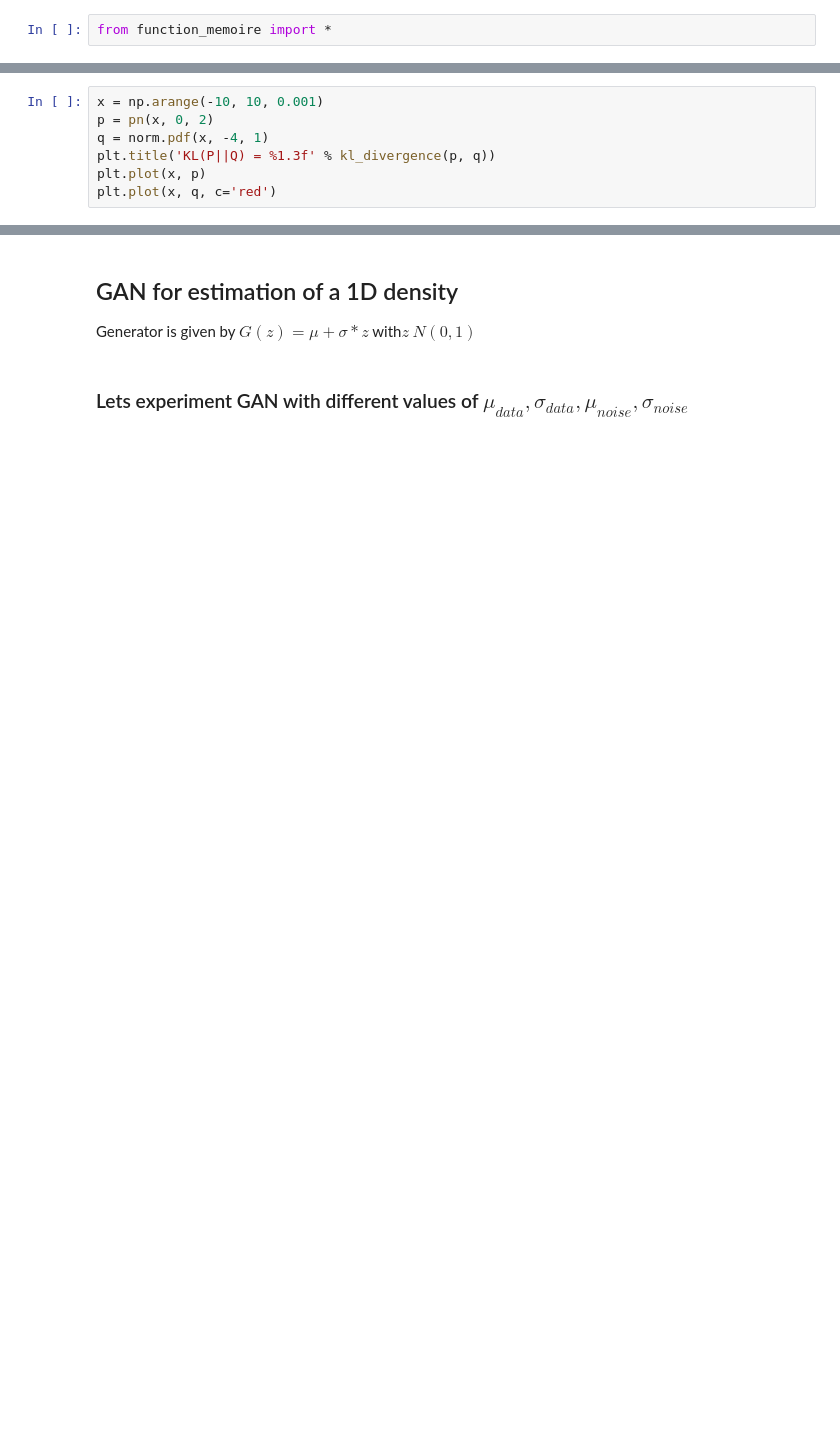
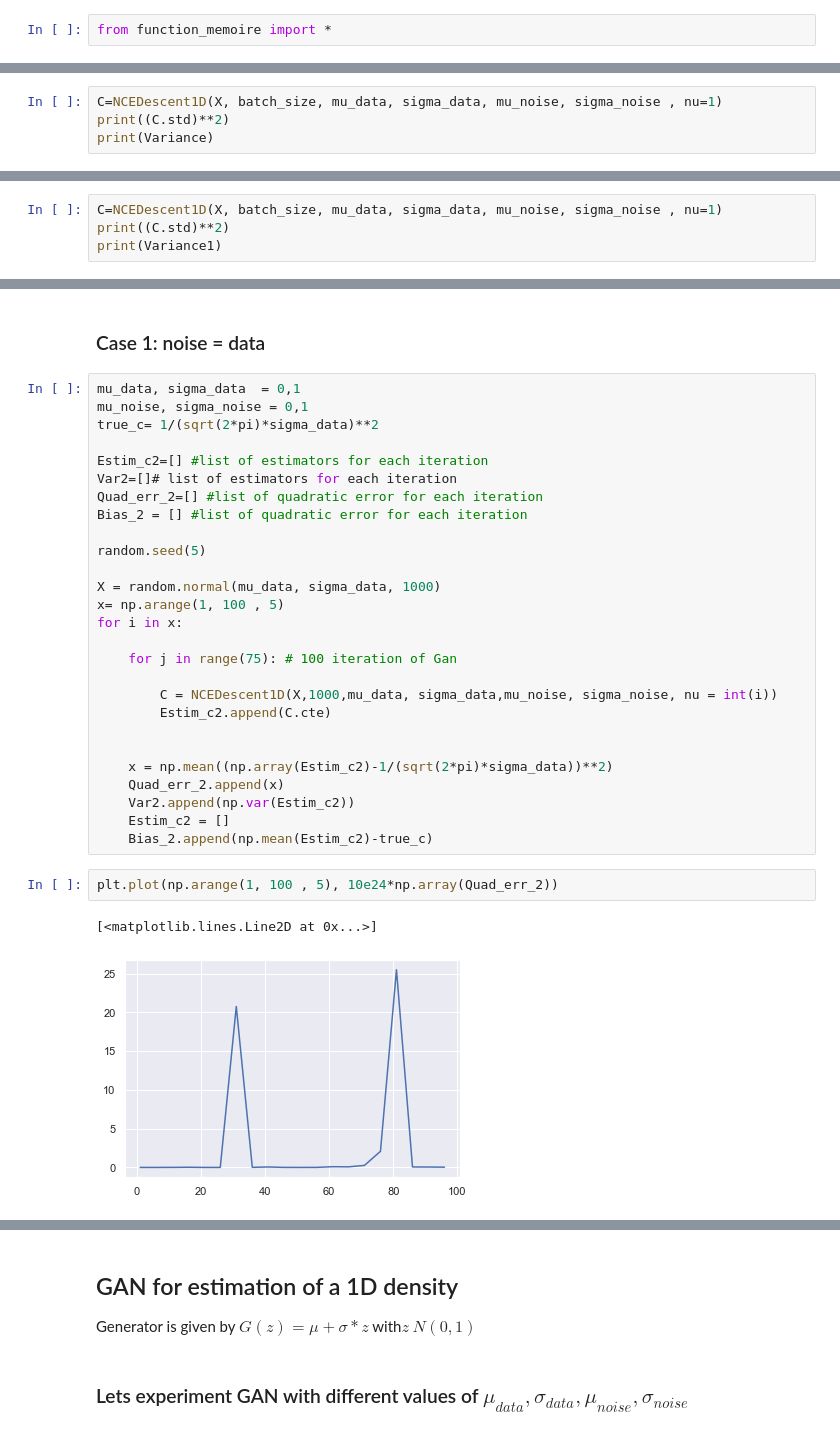
Before and after one commit to alakachr/NCE_GAN, a Jupyter notebook: NCE_GAN.ipynb, the cells around one changed output, grey strips where cells are left out. Cells and saved outputs as stored; diff of their text form; blank space fills up the shorter version.

```diff
--- a/NCE_GAN.ipynb
+++ b/NCE_GAN.ipynb
@@ -356,7 +2,0 @@ plt.show()
-# %%
-x = np.arange(-10, 10, 0.001)
-p = pn(x, 0, 2)
-q = norm.pdf(x, -4, 1)
-plt.title('KL(P||Q) = %1.3f' % kl_divergence(p, q))
-plt.plot(x, p)
-plt.plot(x, q, c='red')
@@ -390,0 +79,4 @@ Text(0.5, 0, 'ERROR')
+# %%
+C=NCEDescent1D(X, batch_size, mu_data, sigma_data, mu_noise, sigma_noise , nu=1)
+print((C.std)**2)
+print(Variance)
@@ -390,0 +106,4 @@ Text(0.5, 0, 'ERROR')
+# %%
+C=NCEDescent1D(X, batch_size, mu_data, sigma_data, mu_noise, sigma_noise , nu=1)
+print((C.std)**2)
+print(Variance1)
@@ -390,0 +221,34 @@ Text(0.5, 0, 'ERROR')
+# %% [markdown]
+### Case 1: noise = data
+# %%
+mu_data, sigma_data  = 0,1
+mu_noise, sigma_noise = 0,1
+true_c= 1/(sqrt(2*pi)*sigma_data)**2
+
+Estim_c2=[] #list of estimators for each iteration
+Var2=[]# list of estimators for each iteration
+Quad_err_2=[] #list of quadratic error for each iteration
+Bias_2 = [] #list of quadratic error for each iteration
+
+random.seed(5)
+
+X = random.normal(mu_data, sigma_data, 1000)
+x= np.arange(1, 100 , 5)
+for i in x:
+
+    for j in range(75): # 100 iteration of Gan
+
+        C = NCEDescent1D(X,1000,mu_data, sigma_data,mu_noise, sigma_noise, nu = int(i))
+        Estim_c2.append(C.cte)
+
+
+    x = np.mean((np.array(Estim_c2)-1/(sqrt(2*pi)*sigma_data))**2)
+    Quad_err_2.append(x)
+    Var2.append(np.var(Estim_c2))
+    Estim_c2 = []
+    Bias_2.append(np.mean(Estim_c2)-true_c)
+# %%
+plt.plot(np.arange(1, 100 , 5), 10e24*np.array(Quad_err_2))
+# %% [output]
+[<matplotlib.lines.Line2D at 0x...>]
+[figure, added]
```
Also changed, not shown: parts of 102 cells of this notebook, 4 other files.
